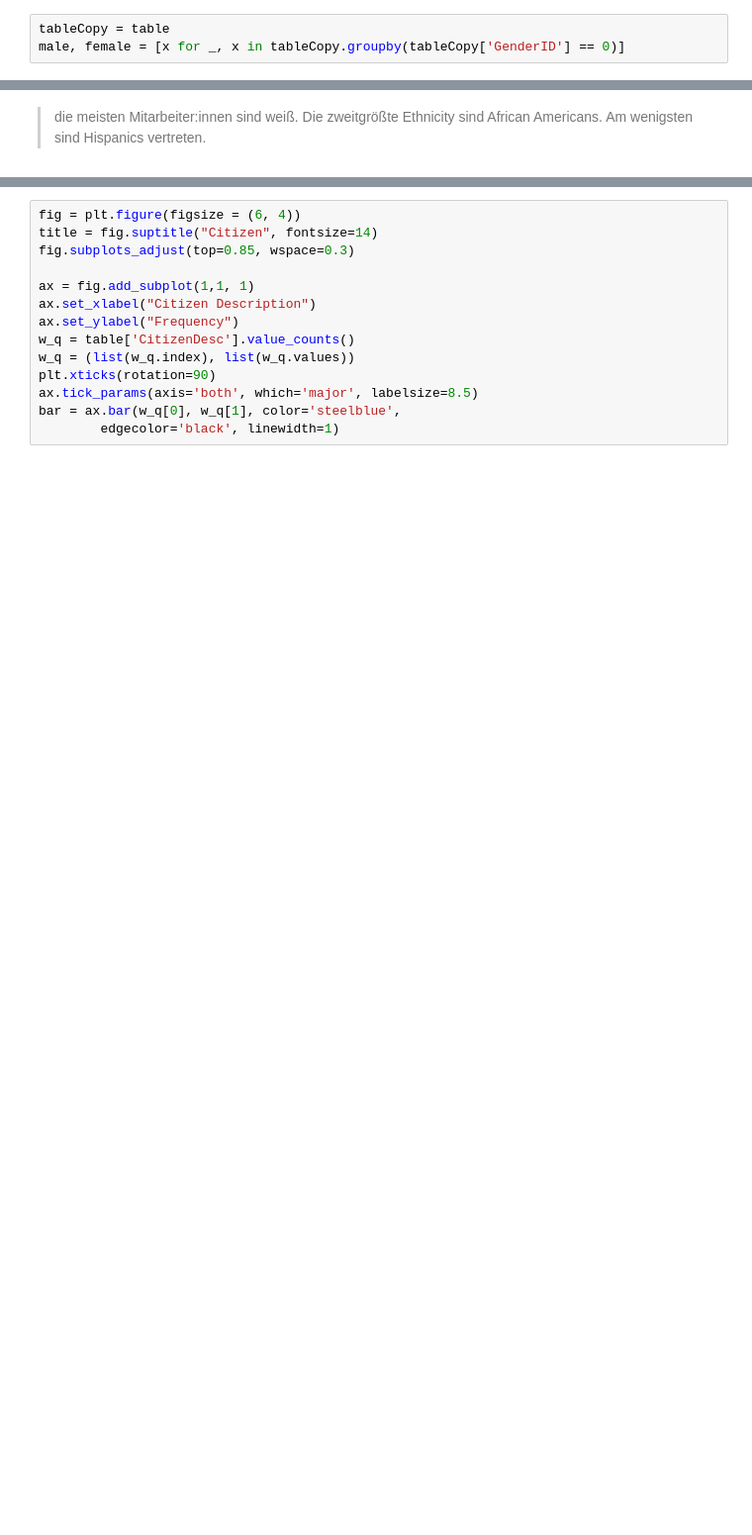
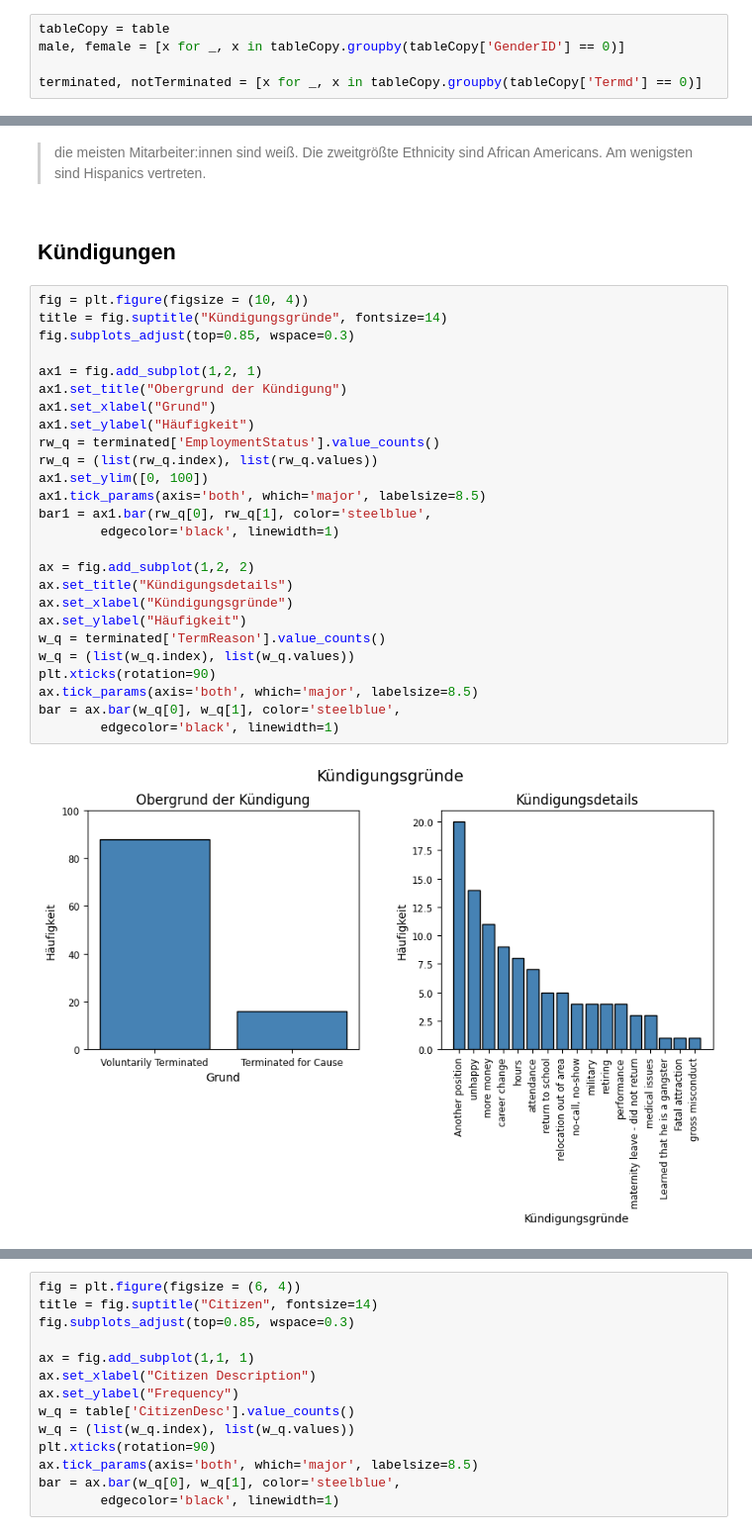
Before and after one commit to weissingerh/das-ex1, a Jupyter notebook: hrVis.ipynb, the cells around one changed output, grey strips where cells are left out. Shown at 99% size. Saved outputs shown, nothing was run; the diff lists cells and outputs as text; blank space fills up the shorter version.

```diff
--- a/hrVis.ipynb
+++ b/hrVis.ipynb
@@ -24,6 +24,8 @@ table["readableGender"] = table["GenderID"].apply(lambda value: "F" if value ==
 # %%
 tableCopy = table
 male, female = [x for _, x in tableCopy.groupby(tableCopy['GenderID'] == 0)]
+
+terminated, notTerminated = [x for _, x in tableCopy.groupby(tableCopy['Termd'] == 0)]
 # %% [markdown]
 # Show dataset features and values
 # %%
@@ -144,3 +150,33 @@ bar = ax.bar(w_q[0], w_q[1], color='steelblue',
 [figure]
 # %% [markdown]
 > die meisten Mitarbeiter:innen sind weiß. Die zweitgrößte Ethnicity sind African Americans. Am wenigsten sind Hispanics vertreten.
+# %% [markdown]
+## Kündigungen
+# %%
+fig = plt.figure(figsize = (10, 4))
+title = fig.suptitle("Kündigungsgründe", fontsize=14)
+fig.subplots_adjust(top=0.85, wspace=0.3)
+
+ax1 = fig.add_subplot(1,2, 1)
+ax1.set_title("Obergrund der Kündigung")
+ax1.set_xlabel("Grund")
+ax1.set_ylabel("Häufigkeit")
+rw_q = terminated['EmploymentStatus'].value_counts()
+rw_q = (list(rw_q.index), list(rw_q.values))
+ax1.set_ylim([0, 100])
+ax1.tick_params(axis='both', which='major', labelsize=8.5)
+bar1 = ax1.bar(rw_q[0], rw_q[1], color='steelblue',
+        edgecolor='black', linewidth=1)
+
+ax = fig.add_subplot(1,2, 2)
+ax.set_title("Kündigungsdetails")
+ax.set_xlabel("Kündigungsgründe")
+ax.set_ylabel("Häufigkeit")
+w_q = terminated['TermReason'].value_counts()
+w_q = (list(w_q.index), list(w_q.values))
+plt.xticks(rotation=90)
+ax.tick_params(axis='both', which='major', labelsize=8.5)
+bar = ax.bar(w_q[0], w_q[1], color='steelblue',
+        edgecolor='black', linewidth=1)
+# %% [output]
+[figure, added]
```
Also changed, not shown: parts of 8 cells of this notebook, 1 other file.
